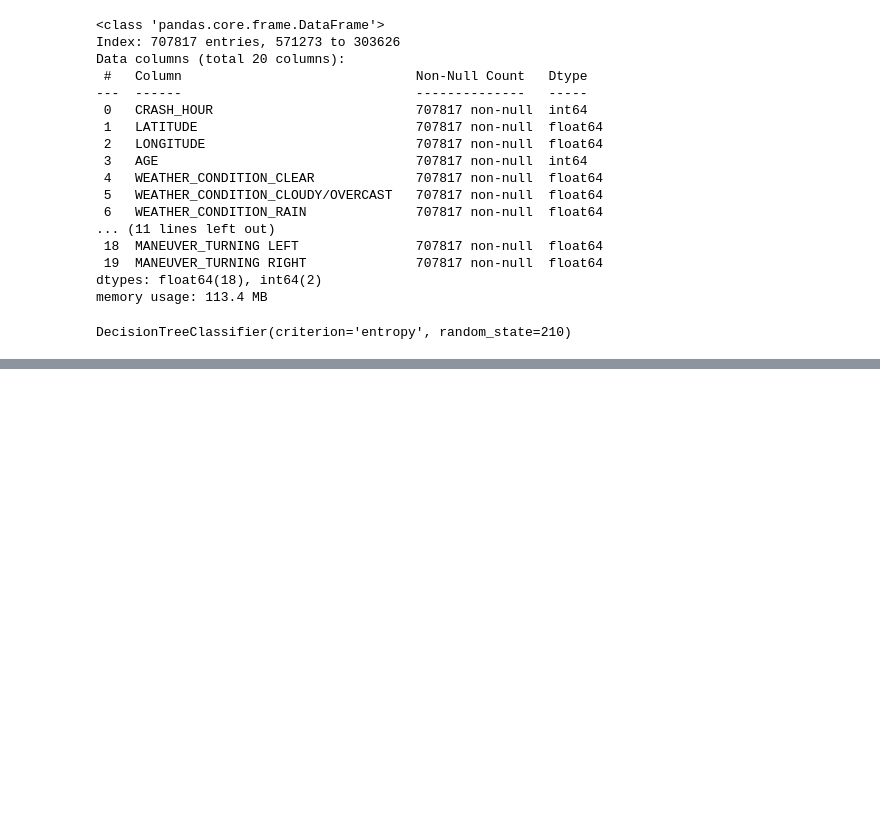
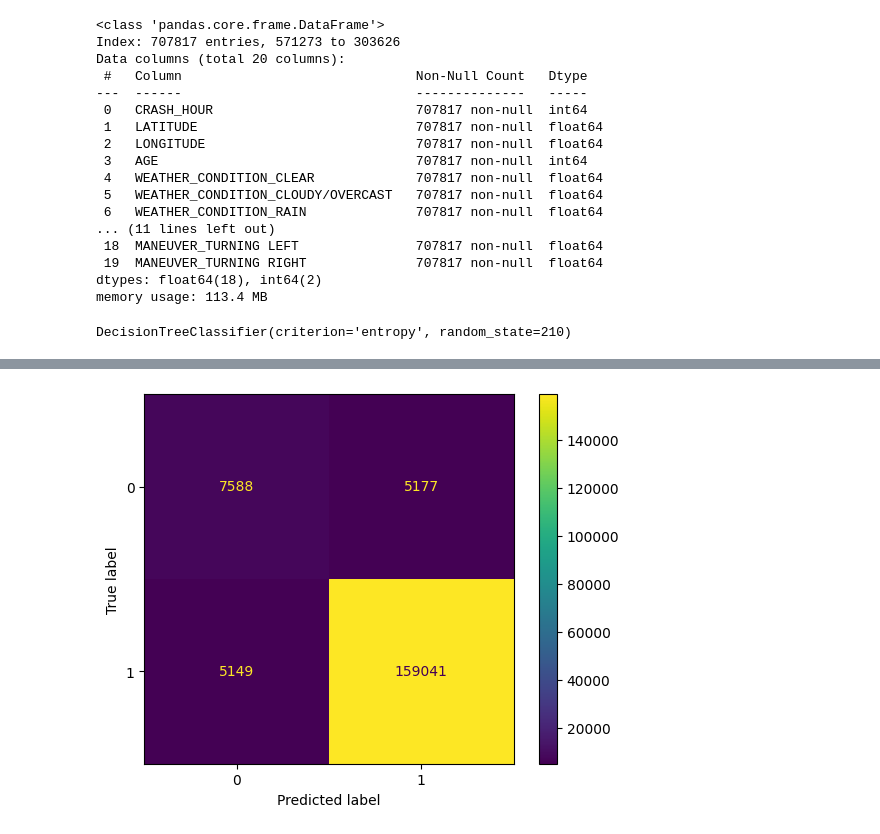
Before and after one commit to joeldmott/chicago_auto_accidents_project, a Jupyter notebook: project_notebook.ipynb, the cells around one changed output, grey strips where cells are left out. Cells and saved outputs as stored; diff of their text form; code cells hidden in the pictures; blank space fills up the shorter version.

Commit message:
ran the decision tree baseline

```diff
--- a/project_notebook.ipynb
+++ b/project_notebook.ipynb
@@ -1297,0 +1290,6 @@ plt.show();
+# %%
+X_test_nonstandardized_and_trimmed = X_test_nonstandardized.drop(preliminary_columns_to_drop, axis=1)
+X_test_nonstandardized_and_trimmed.drop(preliminary_columns_to_drop_for_statsmodels, axis=1, inplace=True)
+X_test_nonstandardized_and_trimmed.drop(insignificant_columns_to_drop, axis=1, inplace=True)
+
+X_test_nonstandardized_and_trimmed.info()
@@ -1297,0 +1314,8 @@ plt.show();
+# %%
+#making our y_test predictions
+y_pred_test_baseline = clf_baseline.predict(X_test_nonstandardized_and_trimmed)
+
+#confusion matrix
+ConfusionMatrixDisplay.from_predictions(y_test, y_pred_test_baseline);
+# %% [output]
+[figure, added]
```
Also changed, not shown: parts of 5 cells of this notebook.
